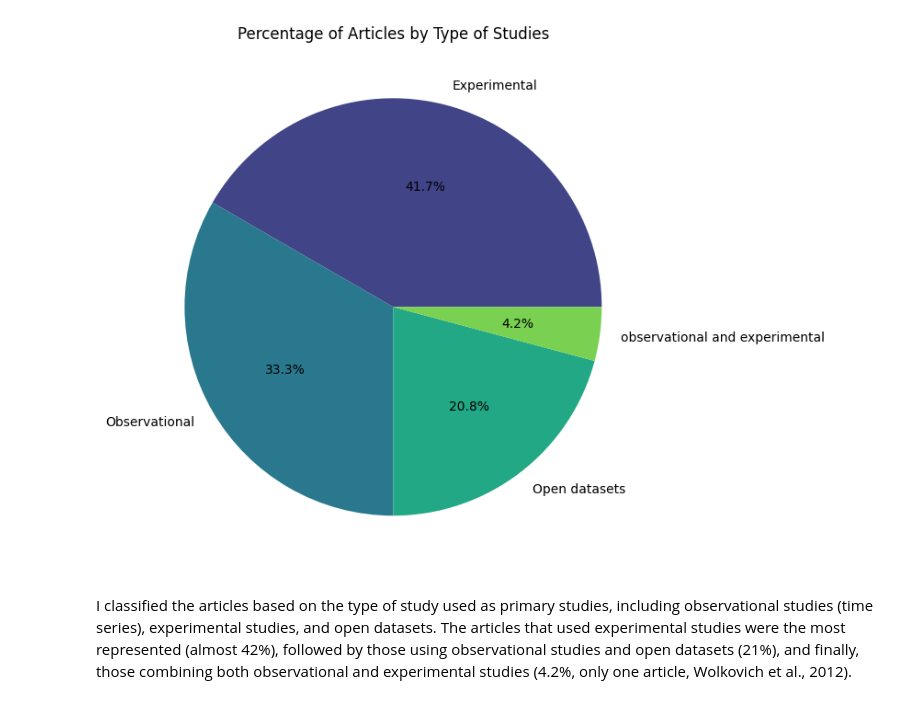
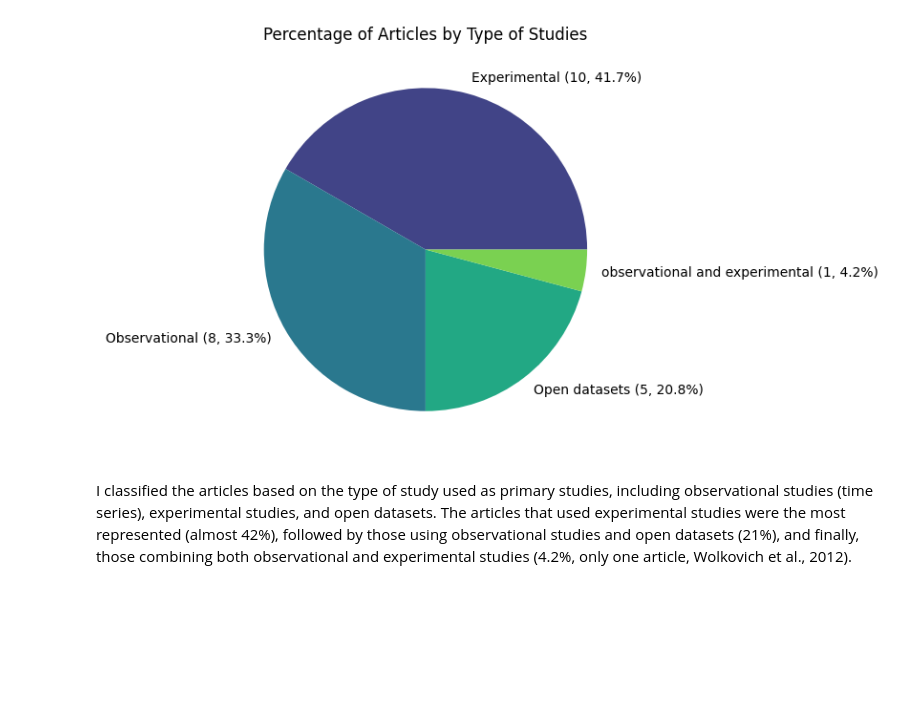
Before and after one commit to VicMarquez/Postdoc-phenology, a Jupyter notebook: Analisis_meta_interactive.ipynb, the cells around one changed output. Cells and saved outputs as stored; diff of their text form; code cells hidden in the pictures; blank space fills up the shorter version.

```diff
--- a/Analisis_meta_interactive.ipynb
+++ b/Analisis_meta_interactive.ipynb
@@ -43,14 +63,32 @@ Temperature, or in other words, warming, is the most studied climate variable in
-# %%
-# Calculate the percentage of articles for each type_study_clean
-type_study_clean_counts = df['type_study_clean'].value_counts(normalize=True) * 100
-# Plot a pie chart of the percentage of articles for each type_study_clean
-plt.figure(figsize=(8, 8))
-plt.pie(type_study_clean_counts, labels=type_study_clean_counts.index, autopct='%1.1f%%', colors=sns.color_palette('viridis', len(type_study_clean_counts)))
-plt.title('Percentage of Articles by Type of Studies')
-plt.tight_layout()
-plt.show()
-# %% [output]
-[figure, removed]
+# %%
+# Ensure a clean background
+plt.style.use("default")
+
+# Calculate absolute values and percentages
+type_study_clean_counts = df['type_study_clean'].value_counts()
+type_study_percentages = type_study_clean_counts / type_study_clean_counts.sum() * 100
+
+# Create labels with absolute values and percentages
+labels = [f"{var} ({count}, {perc:.1f}%)" for var, count, perc in zip(type_study_clean_counts.index, type_study_clean_counts, type_study_percentages)]
+
+# Create the figure with a white background
+fig, ax = plt.subplots(figsize=(8, 8))
+fig.patch.set_facecolor('white')  # Set figure background to white
+ax.set_facecolor("white")  # Set axes background to white
+
+# Plot the pie chart (removing autotexts from unpacking)
+wedges, texts = ax.pie(
+    type_study_clean_counts, labels=labels,
+    colors=sns.color_palette('viridis', len(type_study_clean_counts)),
+    textprops={'color': "black"}  # Ensure text is black for readability
+)
+
+# Set the title in English
+plt.title('Percentage of Articles by Type of Studies', color="black")
+plt.tight_layout()
+plt.show()
+# %% [output]
+[figure, added]
 # %% [markdown]
 I classified the articles based on the type of study used as primary studies, including observational studies (time series), experimental studies, and open datasets. The articles that used experimental studies were the most represented (almost 42%), followed by those using observational studies and open datasets (21%), and finally, those combining both observational and experimental studies (4.2%, only one article, Wolkovich et al., 2012).
 # %%
```
Also changed, not shown: parts of 6 cells of this notebook.
